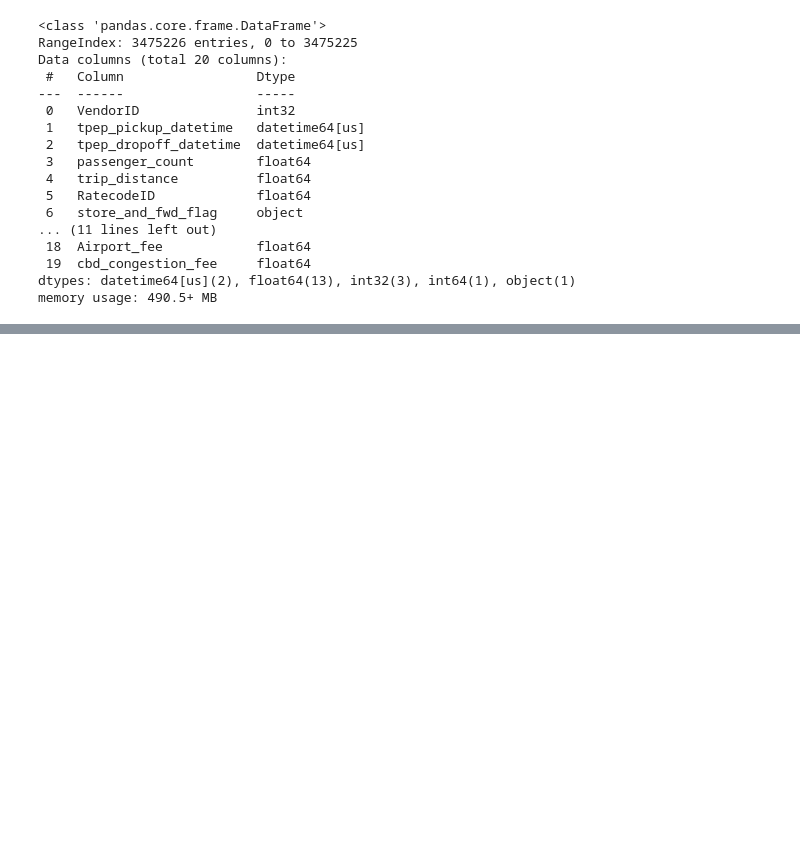
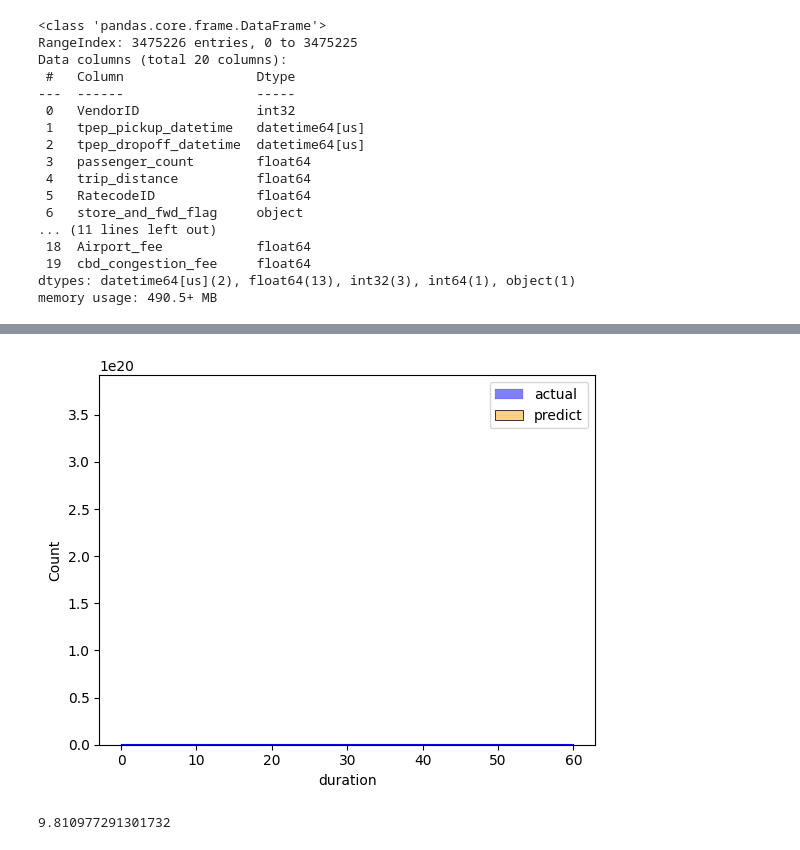
Before and after one commit to sazhirom/mlops, a Jupyter notebook: 01-intro/Homework.ipynb, the cells around one changed output, grey strips where cells are left out. Cells and saved outputs as stored; diff of their text form; code cells hidden in the pictures; blank space fills up the shorter version.

```diff
--- a/01-intro/Homework.ipynb
+++ b/01-intro/Homework.ipynb
@@ -32,0 +57,13 @@ memory usage: 490.5+ MB
+# %%
+lc2 = Lasso()
+lc2.fit(X_train, y_train)
+y_predict = lc2.predict(X_train)
+sns.histplot(y_train, label = 'actual', color = 'blue', kde = True)
+sns.histplot(y_predict, label = 'predict', color = 'orange', kde = True)
+plt.legend()
+plt.show()
+mse(y_train, y_predict)
+rmse(y_train, y_predict)
+# %% [output]
+[figure, added]
+9.810977291301732
```
Also changed, not shown: parts of 11 cells of this notebook, 1 other file.
